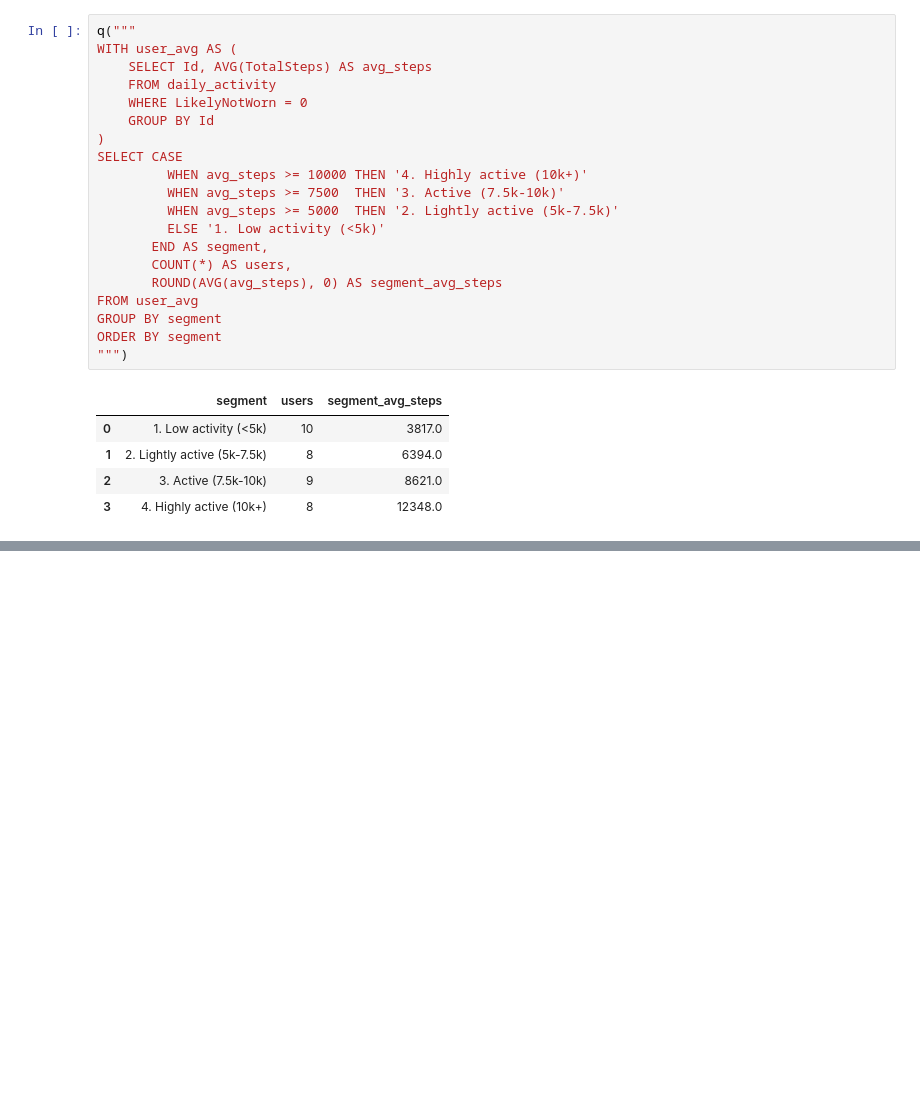
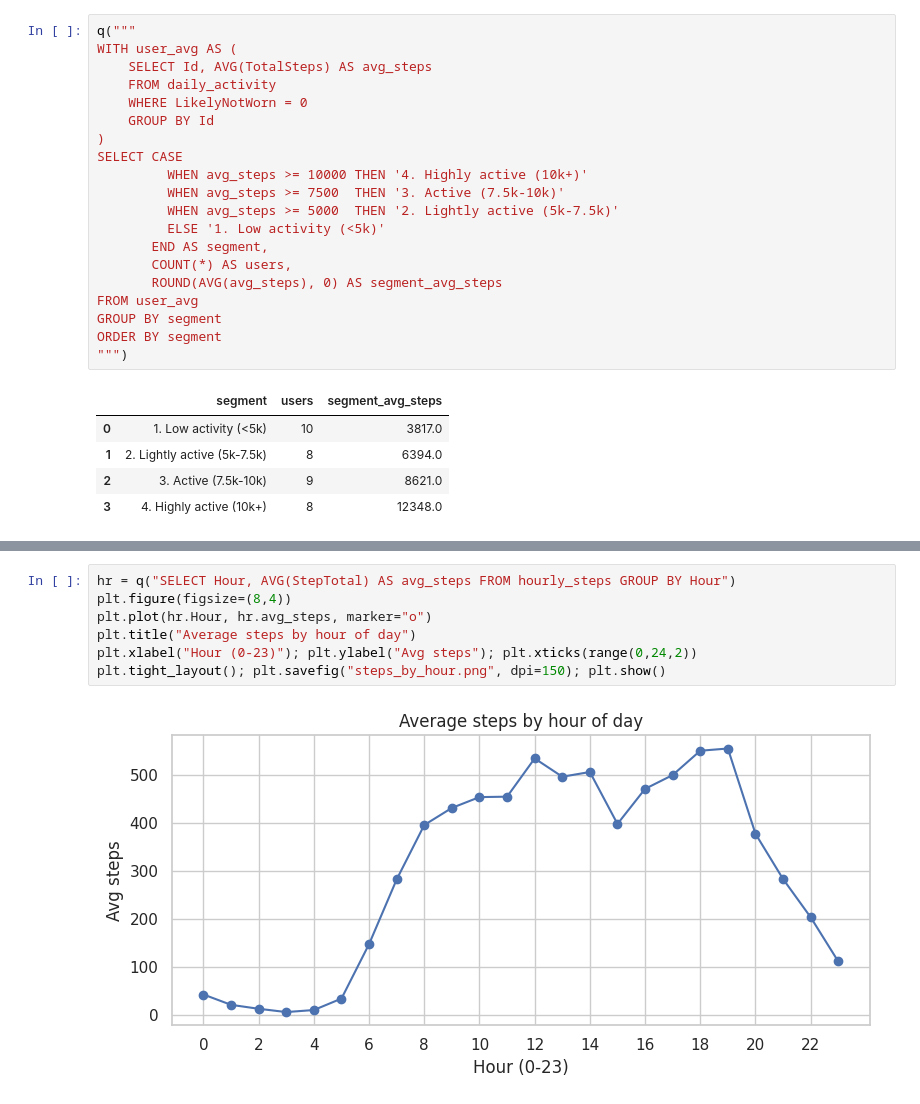
Before and after one commit to raghavxi1/fitness-engagement-analysis, a Jupyter notebook: notebooks/02_sql_analysis.ipynb, the cells around one changed output, grey strips where cells are left out. Saved outputs shown, nothing was run; the diff lists cells and outputs as text; blank space fills up the shorter version.

```diff
--- a/notebooks/02_sql_analysis.ipynb
+++ b/notebooks/02_sql_analysis.ipynb
@@ -139,0 +171,9 @@ ORDER BY segment
+# %%
+hr = q("SELECT Hour, AVG(StepTotal) AS avg_steps FROM hourly_steps GROUP BY Hour")
+plt.figure(figsize=(8,4))
+plt.plot(hr.Hour, hr.avg_steps, marker="o")
+plt.title("Average steps by hour of day")
+plt.xlabel("Hour (0-23)"); plt.ylabel("Avg steps"); plt.xticks(range(0,24,2))
+plt.tight_layout(); plt.savefig("steps_by_hour.png", dpi=150); plt.show()
+# %% [output]
+[figure, added]
```
Also changed, not shown: parts of 5 cells of this notebook.
